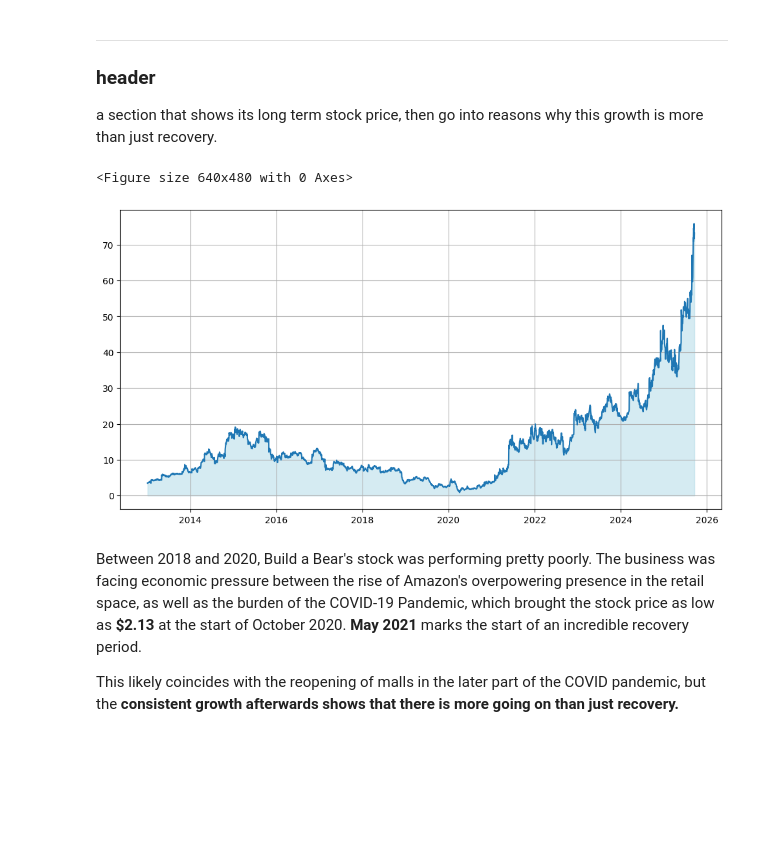
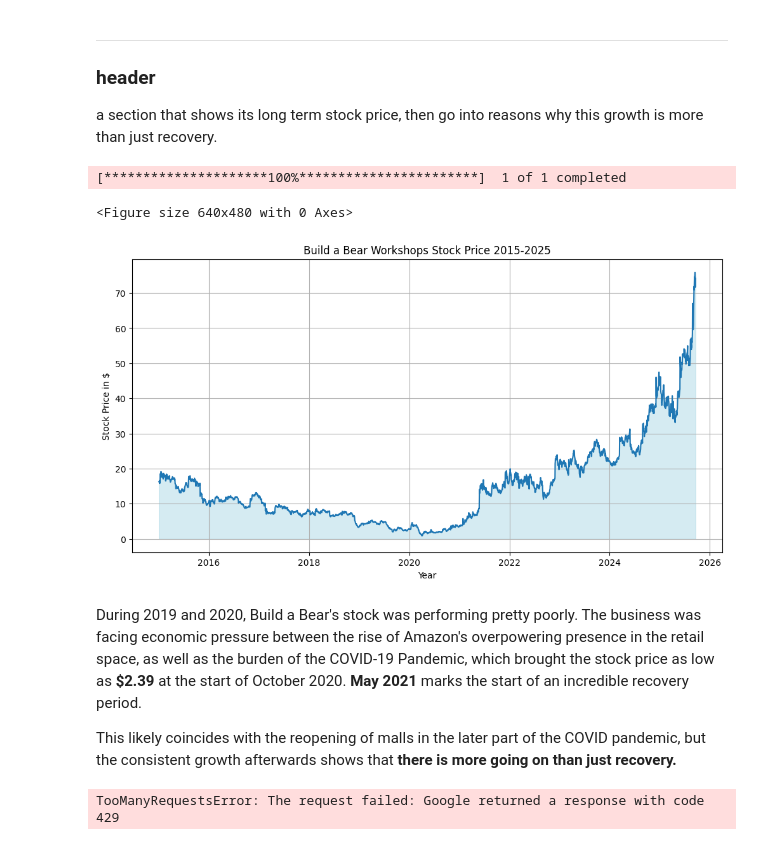
Before and after one commit to CaseyTomchuk/Build-a-Bear-vs-Tech-Companies, a Jupyter notebook: bears_vs_market.ipynb, the cells around one changed output. Cells and saved outputs as stored; diff of their text form; code cells hidden in the pictures; blank space fills up the shorter version.

```diff
--- a/bears_vs_market.ipynb
+++ b/bears_vs_market.ipynb
@@ -74,18 +83,49 @@ MSFT  $201.72  $510.02   +152.8%
 ### header
 a section that shows its long term stock price, then go into reasons why this growth is more than just recovery.
 # %%
-bbw_data = yf.download('BBW', start= "2013-01-01", end = None, auto_adjust= True)["Close"]
+bbw_data = yf.download('BBW', start= "2015-01-01", end = None, auto_adjust= True)["Close"]
+# %% [output]
+[*********************100%***********************]  1 of 1 completed
 # %%
 plt.clf()
 plt.figure(figsize=(12,6))
 plt.grid(True)
+plt.xlabel("Year")
+plt.ylabel("Stock Price in $")
+plt.title("Build a Bear Workshops Stock Price 2015-2025")
 plt.plot(bbw_data)
 plt.fill_between(bbw_data.index, bbw_data.values.ravel(), color='lightblue', alpha=0.5)
 plt.show()
 # %% [output]
 <Figure size 640x480 with 0 Axes>
-[figure, old version]
+[figure, new version]
 # %% [markdown]
-Between 2018 and 2020, Build a Bear's stock was performing pretty poorly. The business was facing economic pressure between the rise of Amazon's overpowering presence in the retail space, as well as the burden of the COVID-19 Pandemic, which brought the stock price as low as **$2.13** at the start of October 2020. **May 2021** marks the start of an incredible recovery period.
+During 2019 and 2020, Build a Bear's stock was performing pretty poorly. The business was facing economic pressure between the rise of Amazon's overpowering presence in the retail space, as well as the burden of the COVID-19 Pandemic, which brought the stock price as low as **$2.39** at the start of October 2020. **May 2021** marks the start of an incredible recovery period.
 
-This likely coincides with the reopening of malls in the later part of the COVID pandemic, but the **consistent growth afterwards shows that there is more going on than just recovery.**
+This likely coincides with the reopening of malls in the later part of the COVID pandemic, but the consistent growth afterwards shows that **there is more going on than just recovery.**
+# %%
+pytrends = TrendReq(hl='en-US', tz=360, timeout=(10,25))
+
+kw_list = ["pokemon cards",
+           "funko pops",
+           "lego"]
+
+pytrends.build_payload(kw_list, cat=0, timeframe='2015-01-01 2025-09-18', geo='US', gprop='') # 2013-2025 in the US
+
+iot = pytrends.interest_over_time()
+#iot.plot()
+
+plt.clf()
+combined = pd.concat([iot["pokemon cards"], bbw_data], axis=1).dropna()
+combined.columns = ["Pokemon", "BBW"]
+
+plt.scatter(combined["Pokemon"], combined["BBW"], alpha=0.6)
+plt.xlabel("Google Trends: Pokemon Cards")
+plt.ylabel("BBW Stock Price")
+plt.title("Correlation between BBW and Pokemon Search Interest")
+
+# Correlation coefficient
+print("Correlation:", combined.corr().iloc[0,1])
+plt.show()
+# %% [output]
+TooManyRequestsError: The request failed: Google returned a response with code 429
```
Also changed, not shown: parts of 4 cells of this notebook.
